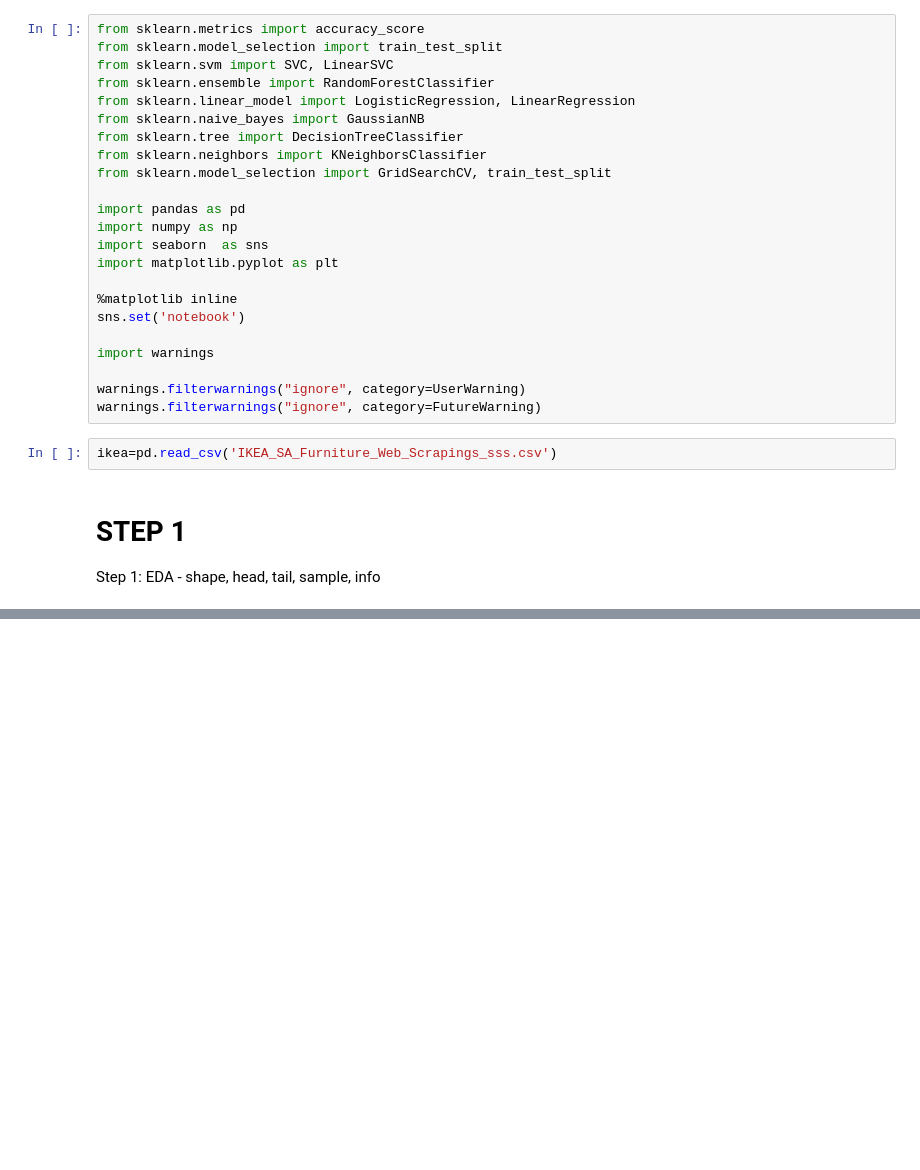
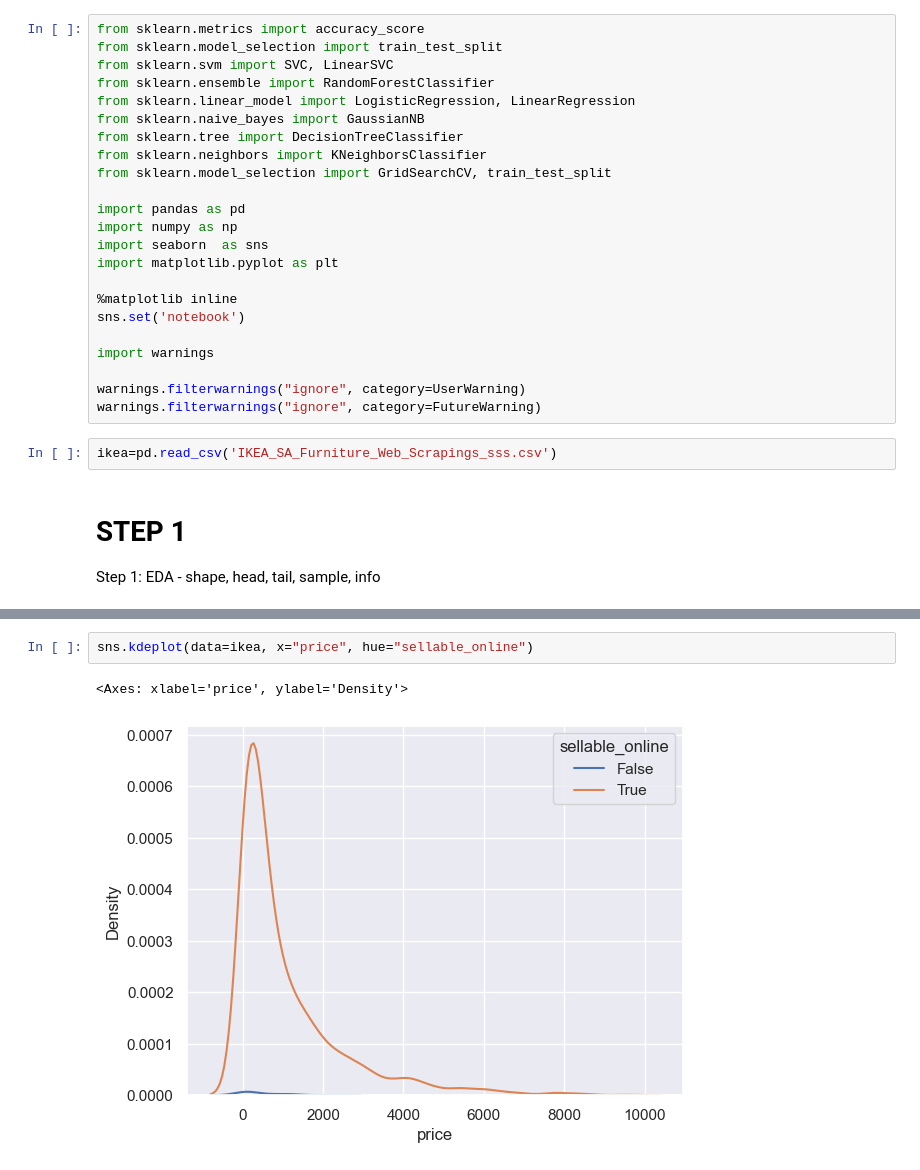
Before and after one commit to MarinaYurchenko/Python-Step-Project, a Jupyter notebook: Python Step project/Step.ipynb, the cells around one changed output, grey strips where cells are left out. Drawn from its saved outputs; the diff is of its cells as text; blank space fills up the shorter version.

```diff
--- a/Python Step project/Step.ipynb
+++ b/Python Step project/Step.ipynb
@@ -136,0 +274,5 @@ Due to this primar research it is obvious that the main problem is the presence
+# %%
+sns.kdeplot(data=ikea, x="price", hue="sellable_online")
+# %% [output]
+<Axes: xlabel='price', ylabel='Density'>
+[figure, added]
```
Also changed, not shown: parts of 20 cells of this notebook.
